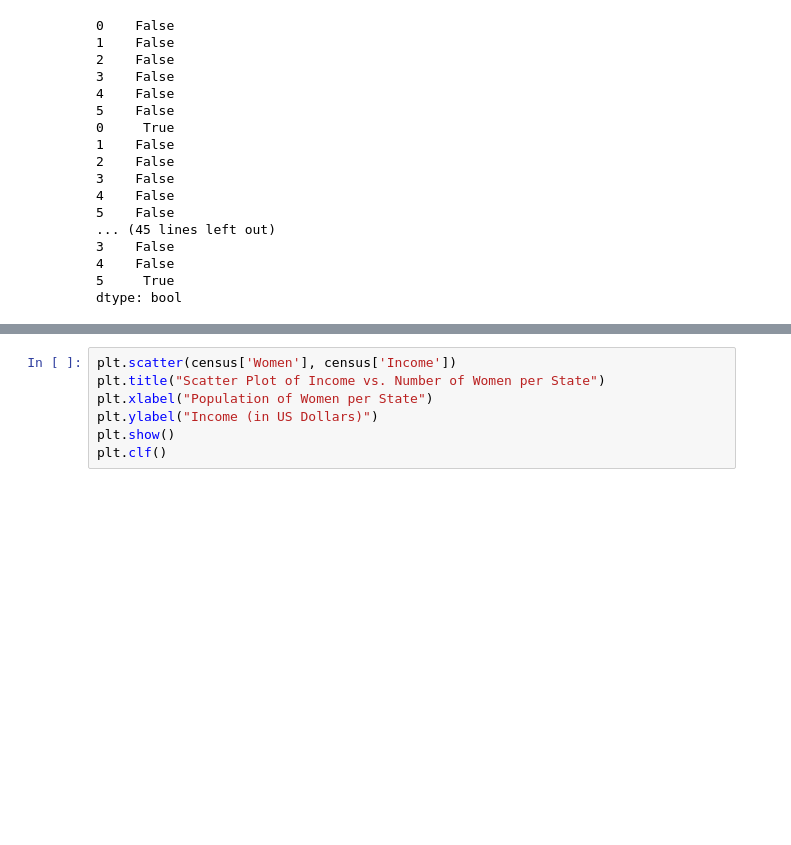
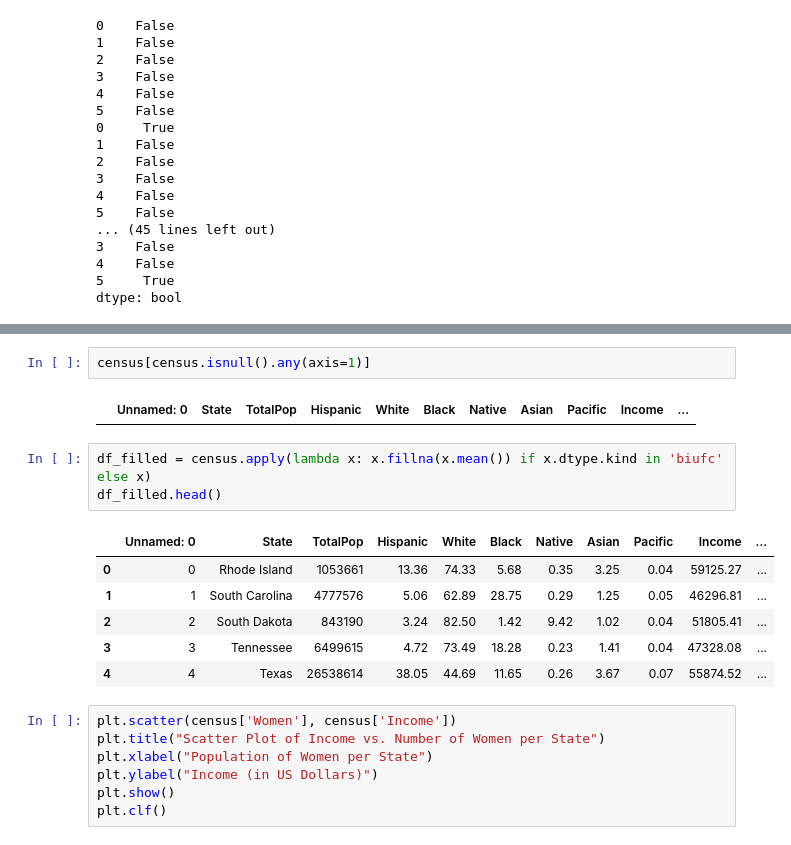
Before and after one commit to ZahraKiashemshaki/Cleaning-US-Census-Data., a Jupyter notebook: US Census Data..ipynb, the cells around one changed output, grey strips where cells are left out. Cells and saved outputs as stored; diff of their text form; blank space fills up the shorter version.

```diff
--- a/US Census Data..ipynb
+++ b/US Census Data..ipynb
@@ -228,3 +260,17 @@ census.head()
+# %%
+census[census.isnull().any(axis=1)]
+# %% [output]
+|  | Unnamed: 0 | State | TotalPop | Hispanic | White | Black | Native | Asian | Pacific | Income | ... |
+# %%
+df_filled = census.apply(lambda x: x.fillna(x.mean()) if x.dtype.kind in 'biufc' else x)
+df_filled.head()
+# %% [output]
+|  | Unnamed: 0 | State | TotalPop | Hispanic | White | Black | Native | Asian | Pacific | Income | ... |
+| 0 | 0 | Rhode Island | 1053661 | 13.36 | 74.33 | 5.68 | 0.35 | 3.25 | 0.04 | 59125.27 | ... |
+| 1 | 1 | South Carolina | 4777576 | 5.06 | 62.89 | 28.75 | 0.29 | 1.25 | 0.05 | 46296.81 | ... |
+| 2 | 2 | South Dakota | 843190 | 3.24 | 82.50 | 1.42 | 9.42 | 1.02 | 0.04 | 51805.41 | ... |
+| 3 | 3 | Tennessee | 6499615 | 4.72 | 73.49 | 18.28 | 0.23 | 1.41 | 0.04 | 47328.08 | ... |
+| 4 | 4 | Texas | 26538614 | 38.05 | 44.69 | 11.65 | 0.26 | 3.67 | 0.07 | 55874.52 | ... |
 # %%
 plt.scatter(census['Women'], census['Income'])
 plt.title("Scatter Plot of Income vs. Number of Women per State")
```
Also changed, not shown: parts of 16 cells of this notebook.
